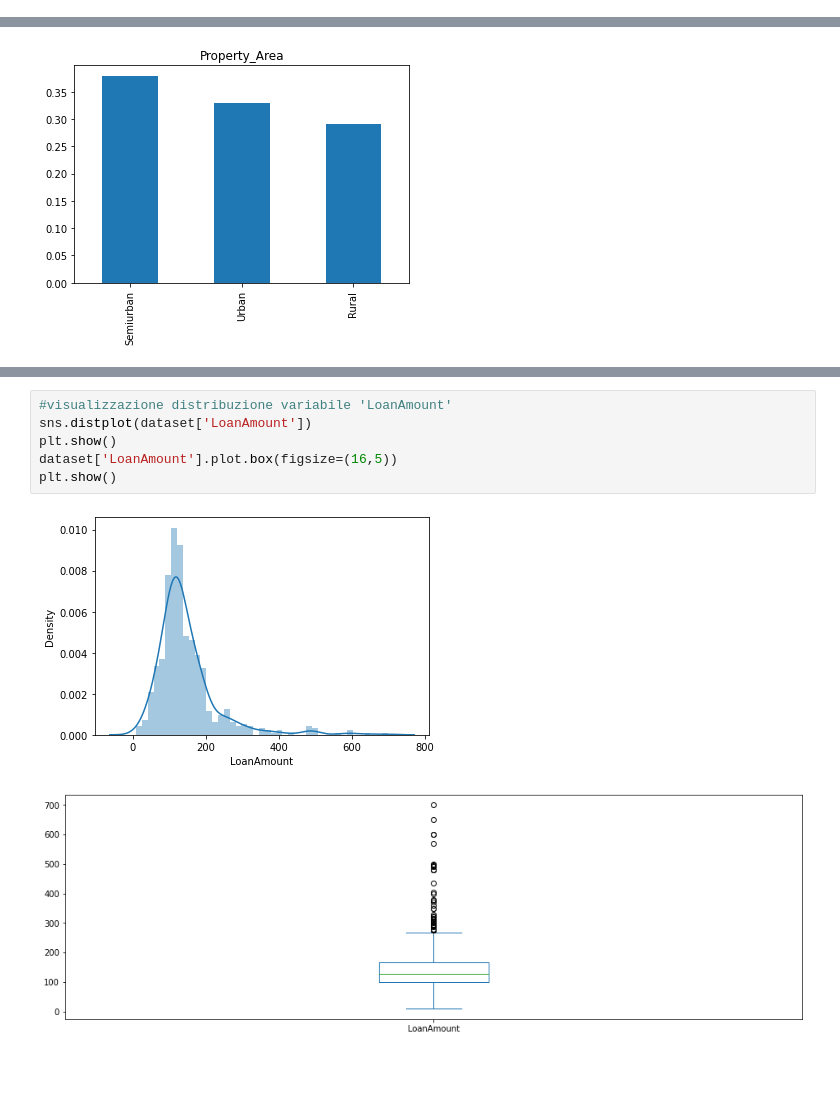
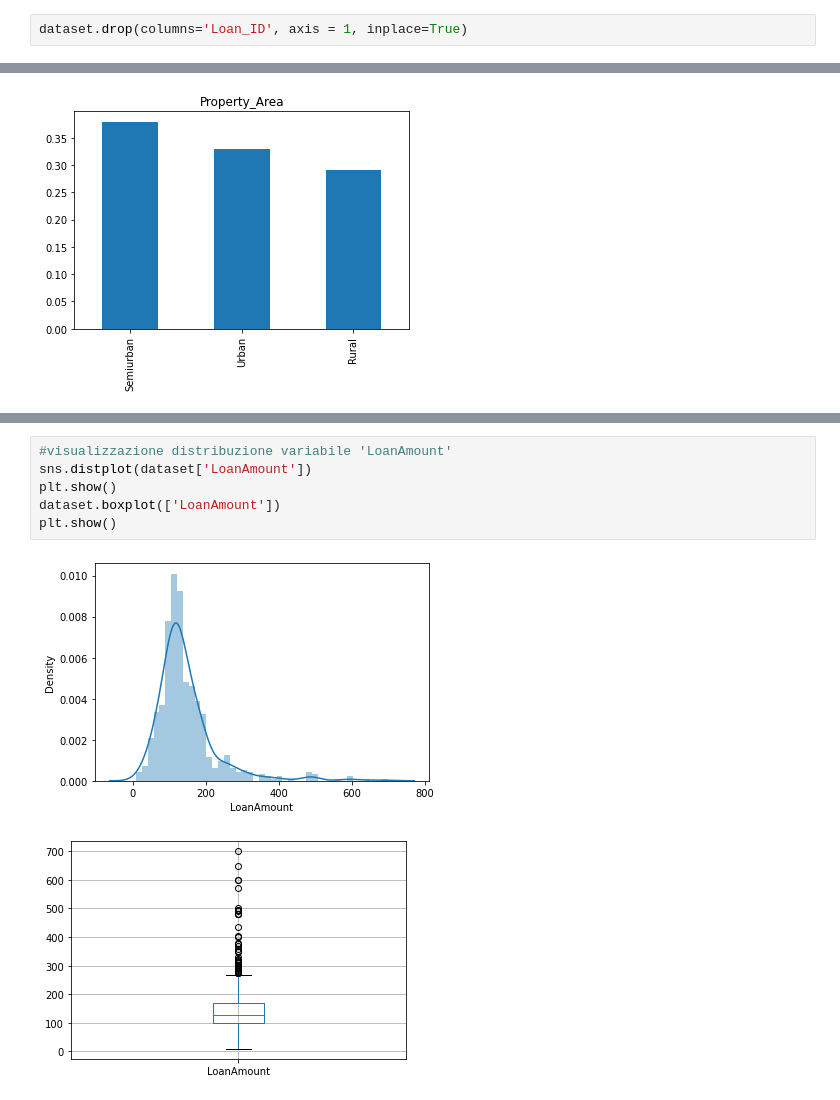
Before and after one commit to livio-24/LoanEligibilityPrediction, a Jupyter notebook: LoanEligibilityPrediction.ipynb, the cells around one changed output, grey strips where cells are left out. Cells and saved outputs as stored; diff of their text form; blank space fills up the shorter version.

```diff
--- a/LoanEligibilityPrediction.ipynb
+++ b/LoanEligibilityPrediction.ipynb
@@ -96,0 +103,2 @@ DATA VISUALIZATION
+# %%
+dataset.drop(columns='Loan_ID', axis = 1, inplace=True)
@@ -155,12 +180,12 @@ plt.show()
 # %%
 #visualizzazione distribuzione variabile 'LoanAmount'
 sns.distplot(dataset['LoanAmount'])
 plt.show()
-dataset['LoanAmount'].plot.box(figsize=(16,5))
+dataset.boxplot(['LoanAmount'])
 plt.show()
 # %% [output]
 [figure]
-[figure, old version]
+[figure, new version]
 # %%
 #visualizzazione distribuzione variabile 'Loan_Amount_Term'
 sns.distplot(dataset['Loan_Amount_Term'])
```
Also changed, not shown: parts of 36 cells of this notebook.
